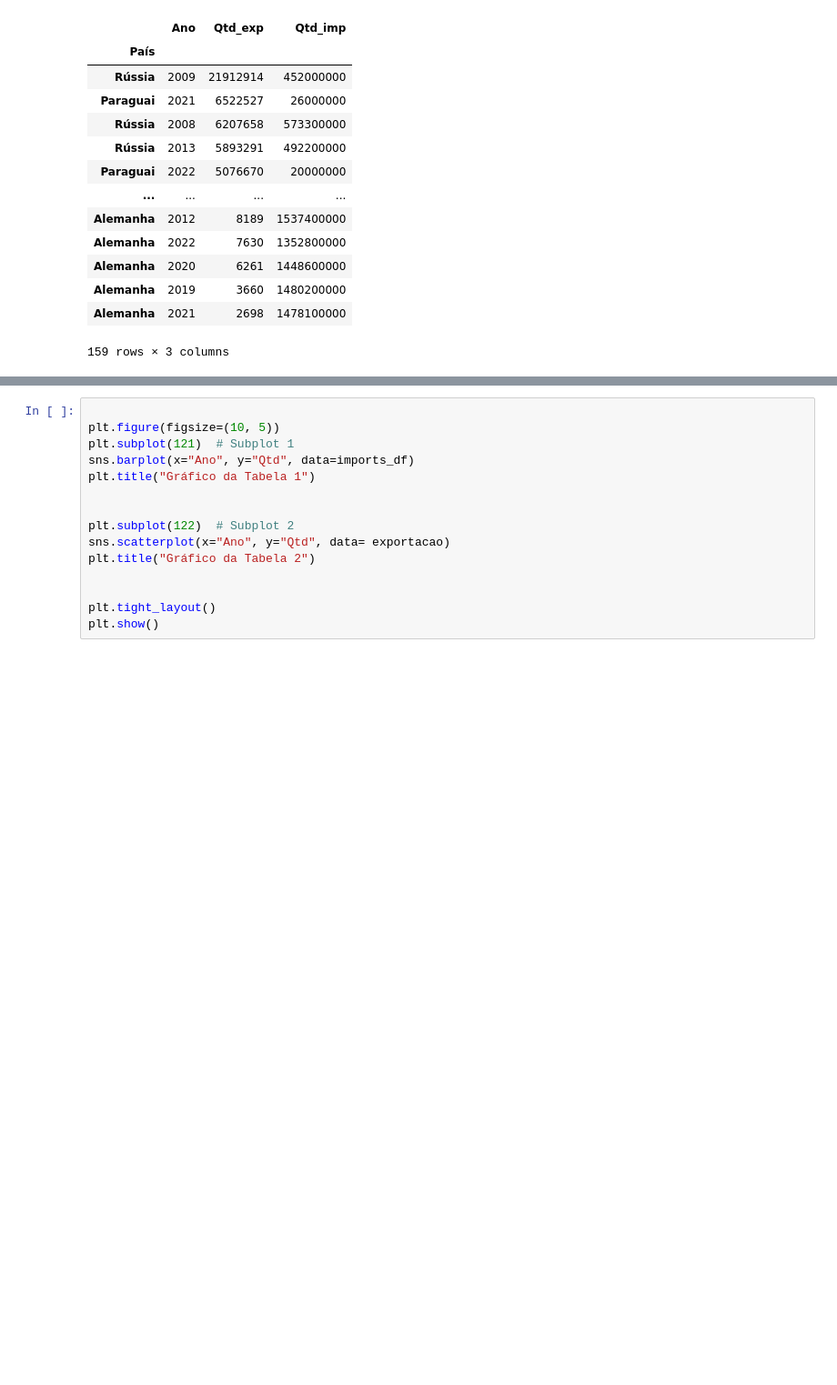
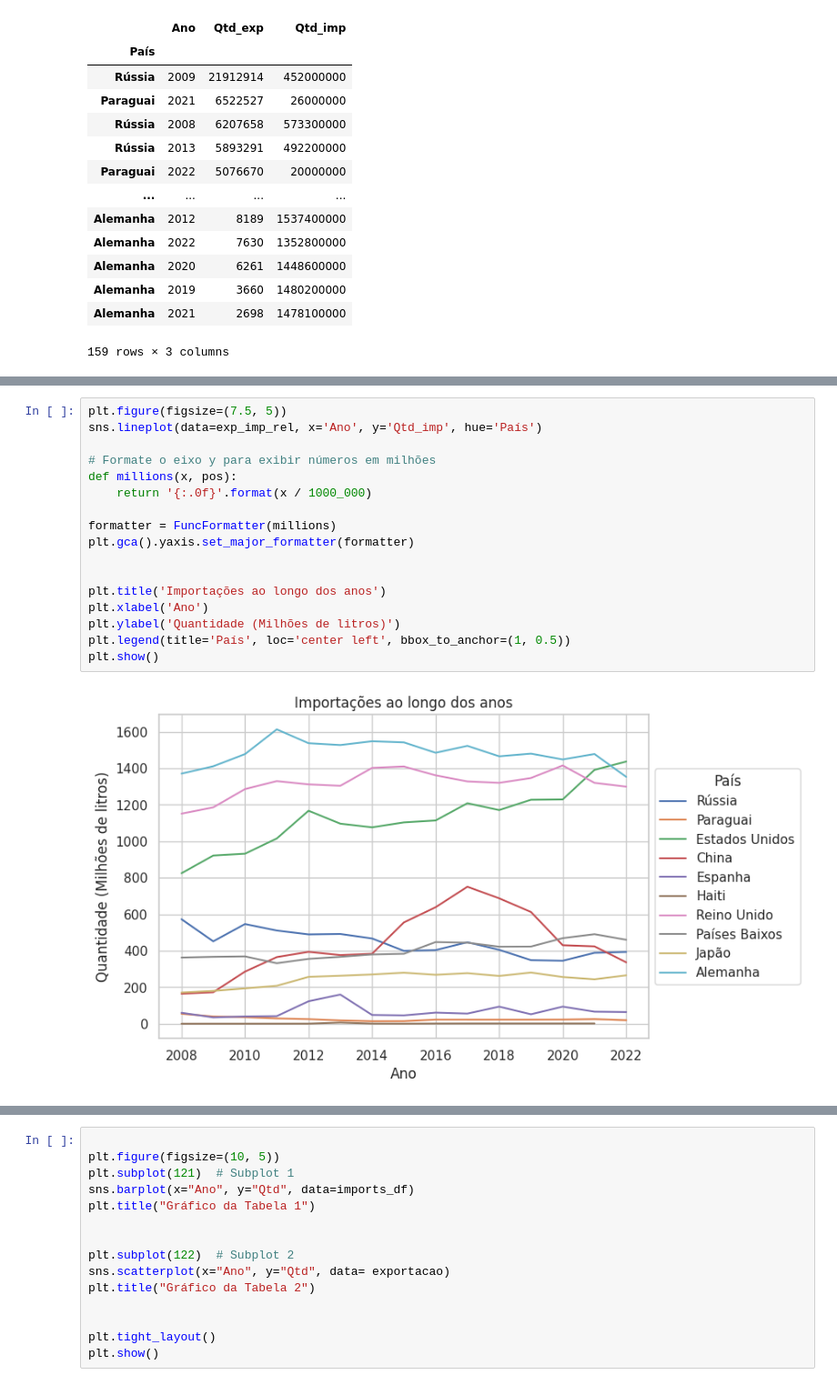
Before and after one commit to VivianeCorreia/Tech-Challenge, a Jupyter notebook: 2_challenge.ipynb, the cells around one changed output, grey strips where cells are left out. Shown at 91% size. Saved outputs shown, nothing was run; the diff lists cells and outputs as text; blank space fills up the shorter version.

```diff
--- a/2_challenge.ipynb
+++ b/2_challenge.ipynb
@@ -1123,0 +1154,19 @@ exp_imp_rel
+# %%
+plt.figure(figsize=(7.5, 5))
+sns.lineplot(data=exp_imp_rel, x='Ano', y='Qtd_imp', hue='País')
+
+# Formate o eixo y para exibir números em milhões
+def millions(x, pos):
+    return '{:.0f}'.format(x / 1000_000)
+
+formatter = FuncFormatter(millions)
+plt.gca().yaxis.set_major_formatter(formatter)
+
+
+plt.title('Importações ao longo dos anos')
+plt.xlabel('Ano')
+plt.ylabel('Quantidade (Milhões de litros)')
+plt.legend(title='País', loc='center left', bbox_to_anchor=(1, 0.5))
+plt.show()
+# %% [output]
+[figure, added]
```
Also changed, not shown: parts of 2 cells of this notebook.
